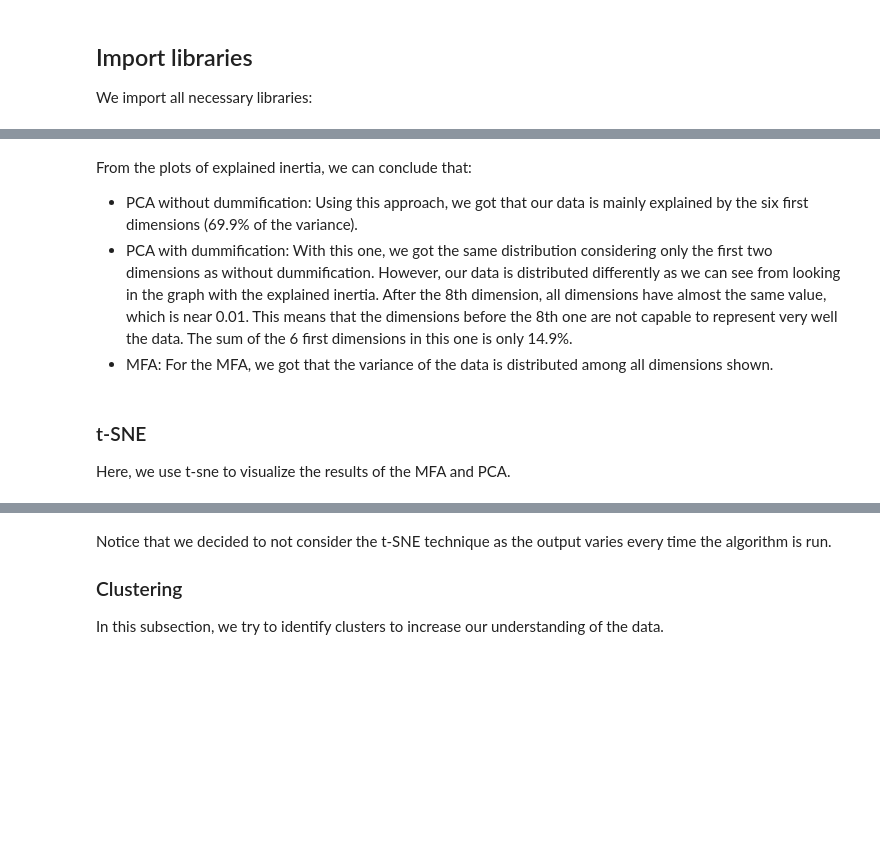
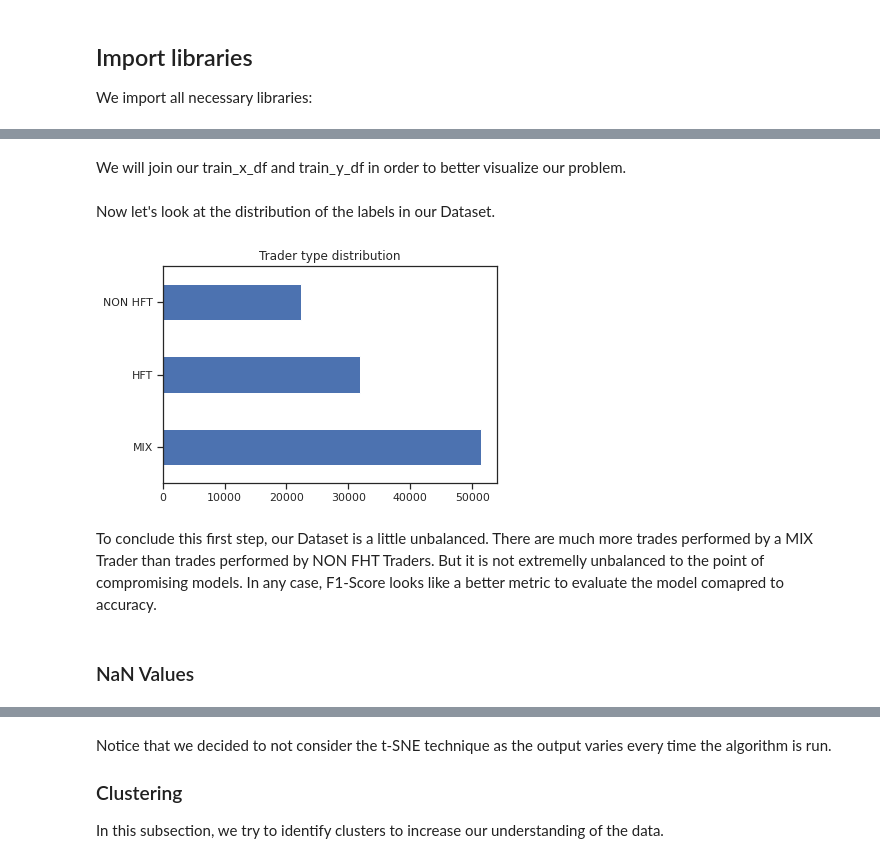
Before and after one commit to aliciafmachado/amf-challenge, a Jupyter notebook: Project_INF569.ipynb, the cells around one changed output, grey strips where cells are left out. Cells and saved outputs as stored; diff of their text form; code cells hidden in the pictures; blank space fills up the shorter version.

```diff
--- a/Project_INF569.ipynb
+++ b/Project_INF569.ipynb
@@ -55,9 +38,12 @@ import os
 import numpy as np
 import pandas as pd
 import matplotlib.pyplot as plt
+import seaborn as sns
 from prince import MFA
 from prince import PCA
-import seaborn as sns
 
-seaborn.set(style='ticks')
+# PCA
+from sklearn.decomposition import PCA
+from sklearn.preprocessing import StandardScaler
+sns.set(style='ticks')
 # %% [markdown]
@@ -261,12 +66,17 @@ PCA with dummification has 0.149 of it variance represented by 6 dimensions
-# %% [markdown]
-From the plots of explained inertia, we can conclude that:
-
-
-
-*   PCA without dummification: Using this approach, we got that our data is mainly explained by the six first dimensions (69.9% of the variance).
-*   PCA with dummification: With this one, we got the same distribution considering only the first two dimensions as without dummification. However, our data is distributed differently as we can see from looking in the graph with the explained inertia. After the 8th dimension, all dimensions have almost the same value, which is near 0.01. This means that the dimensions before the 8th one are not capable to represent very well the data. The sum of the 6 first dimensions in this one is only 14.9%.
-*   MFA: For the MFA, we got that the variance of the data is distributed among all dimensions shown.
-# %% [markdown]
-### t-SNE
-
- Here, we use t-sne to visualize the results of the MFA and PCA.
+# %% [markdown]
+We will join our train_x_df and train_y_df in order to better visualize our problem.
+# %%
+# add label in train_x
+train_x_df = pd.merge(train_x_df, train_y_df, left_on="Trader", right_on="Trader")
+# %% [markdown]
+Now let's look at the distribution of the labels in our Dataset.
+# %%
+train_x_df['type'].value_counts().plot.barh()
+plt.title("Trader type distribution")
+plt.show()
+# %% [output]
+[figure, added]
+# %% [markdown]
+To conclude this first step, our Dataset is a little unbalanced. There are much more trades performed by a MIX Trader than trades performed by NON FHT Traders. But it is not extremelly unbalanced to the point of compromising models. In any case, F1-Score looks like a better metric to evaluate the model comapred to accuracy.
+# %% [markdown]
+### NaN Values
```
Also changed, not shown: parts of 46 cells of this notebook.
